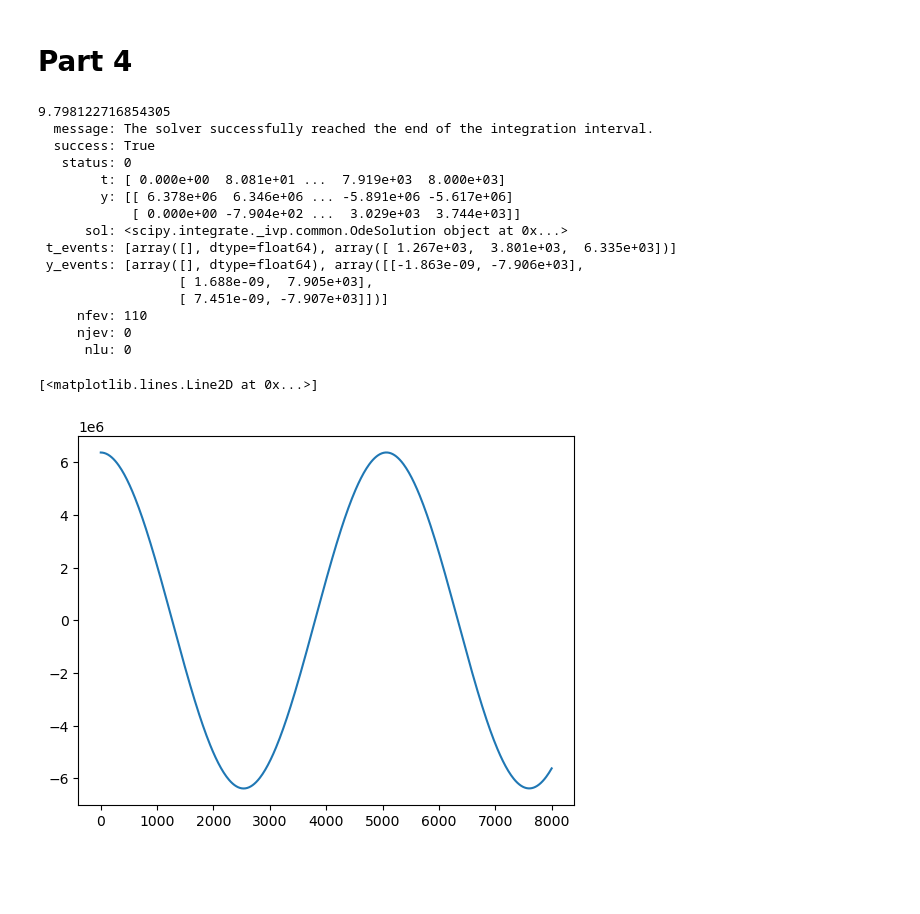
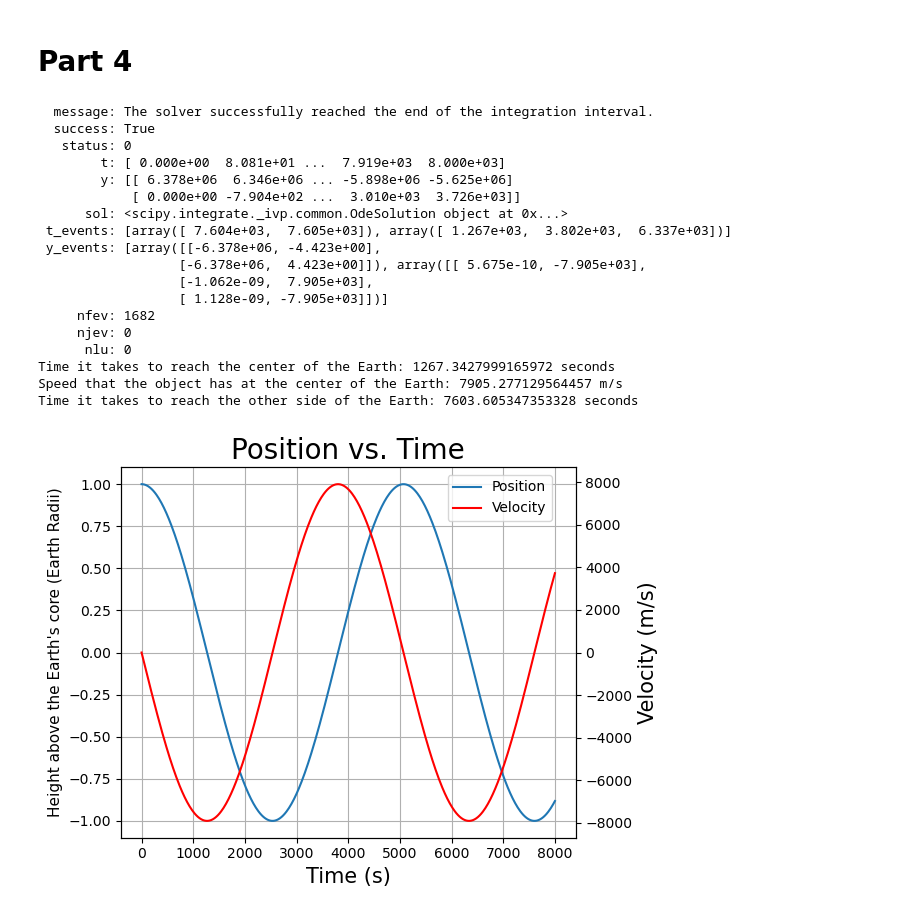
Before and after one commit to MatthewPrem/PHYS265-spring25, a Jupyter notebook: Lab2/Lab 2.ipynb, the cells around one changed output. Drawn from its saved outputs; the diff is of its cells as text; code cells hidden in the pictures; blank space fills up the shorter version.

```diff
--- a/Lab2/Lab 2.ipynb
+++ b/Lab2/Lab 2.ipynb
@@ -218,47 +220,66 @@ If you had drag, you would move a further distance from the center of the minesh
 # %% [markdown]
 # Part 4
 # %%
-print(g0)
 
 def der(t, s):
     y = s[0]
     yDot = s[1]
     yDDot = -g(np.abs(y))*np.sign(y)
 
     return (yDot, yDDot)
 
 def otherSide(t,s):
-    return s[0]+Re
+    return s[0]+Re-1
 
 def middle(t,s):
     return s[0]
 
 tSpan = (0,8000)
 ts = np.linspace(tSpan[0],tSpan[1], 100)
 s0 = (Re, 0)
 
-soln = solve_ivp(der, t_span=tSpan, t_eval=ts, y0=s0, dense_output=True, events=[otherSide, middle])
+soln = solve_ivp(der, t_span=tSpan, t_eval=ts, y0=s0, dense_output=True, events=[otherSide, middle], rtol=1e-10)
 print(soln)
+
+center = soln.t_events[1][0]
+centerSpeed = np.abs(soln.sol(center)[1])
+otherSide=soln.t_events[0][0]
+
+print(f"Time it takes to reach the center of the Earth: {center} seconds")
+print(f"Speed that the object has at the center of the Earth: {centerSpeed} m/s")
+print(f"Time it takes to reach the other side of the Earth: {otherSide} seconds")
+
 
 denseT = np.linspace(tSpan[0],tSpan[1],500)
 
 fig, ax = plt.subplots(1,1)
-ax.plot(denseT, soln.sol(denseT)[0])
+ax.plot(denseT, soln.sol(denseT)[0]/Re, label="Position")
+ax2 = ax.twinx()
+ax2.plot(denseT, soln.sol(denseT)[1], color="red", label="Velocity")
+ax2.set_ylabel("Velocity (m/s)", fontsize=15)
+ax.set_xlabel("Time (s)", fontsize=15)
+ax.set_ylabel("Height above the Earth's core (Earth Radii)", fontsize=11)
+ax.set_title("Position vs. Time", fontsize=20)
+ax.grid()
+fig.legend(loc=(0.65,0.8))
+fig.tight_layout()
 # %% [output]
-9.798122716854305
   message: The solver successfully reached the end of the integration interval.
   success: True
    status: 0
         t: [ 0.000e+00  8.081e+01 ...  7.919e+03  8.000e+03]
-        y: [[ 6.378e+06  6.346e+06 ... -5.891e+06 -5.617e+06]
-            [ 0.000e+00 -7.904e+02 ...  3.029e+03  3.744e+03]]
+        y: [[ 6.378e+06  6.346e+06 ... -5.898e+06 -5.625e+06]
+            [ 0.000e+00 -7.904e+02 ...  3.010e+03  3.726e+03]]
       sol: <scipy.integrate._ivp.common.OdeSolution object at 0x...>
- t_events: [array([], dtype=float64), array([ 1.267e+03,  3.801e+03,  6.335e+03])]
- y_events: [array([], dtype=float64), array([[-1.863e-09, -7.906e+03],
-                  [ 1.688e-09,  7.905e+03],
-                  [ 7.451e-09, -7.907e+03]])]
-     nfev: 110
+ t_events: [array([ 7.604e+03,  7.605e+03]), array([ 1.267e+03,  3.802e+03,  6.337e+03])]
+ y_events: [array([[-6.378e+06, -4.423e+00],
+                  [-6.378e+06,  4.423e+00]]), array([[ 5.675e-10, -7.905e+03],
+                  [-1.062e-09,  7.905e+03],
+                  [ 1.128e-09, -7.905e+03]])]
+     nfev: 1682
      njev: 0
       nlu: 0
+Time it takes to reach the center of the Earth: 1267.3427999165972 seconds
+Speed that the object has at the center of the Earth: 7905.277129564457 m/s
+Time it takes to reach the other side of the Earth: 7603.605347353328 seconds
-[<matplotlib.lines.Line2D at 0x...>]
-[figure, old version]
+[figure, new version]
```
Also changed, not shown: parts of 21 cells of this notebook.
